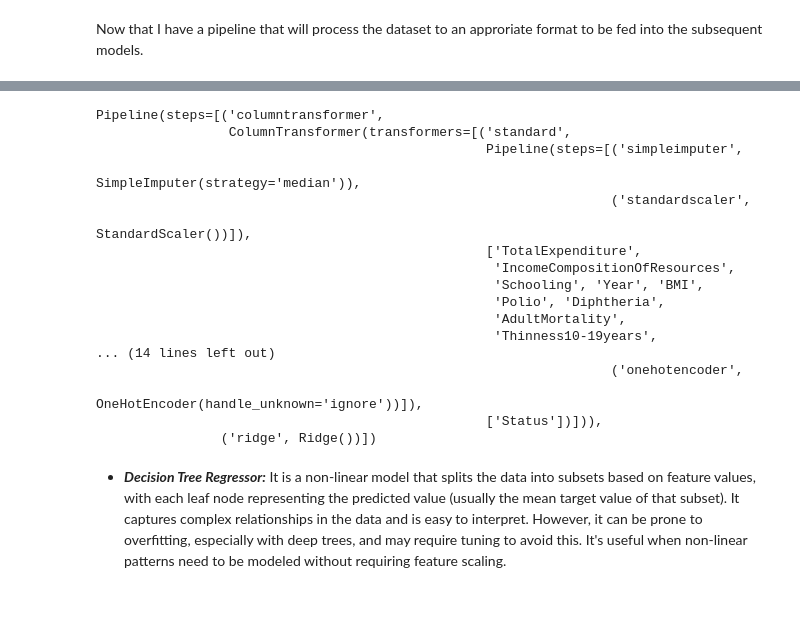
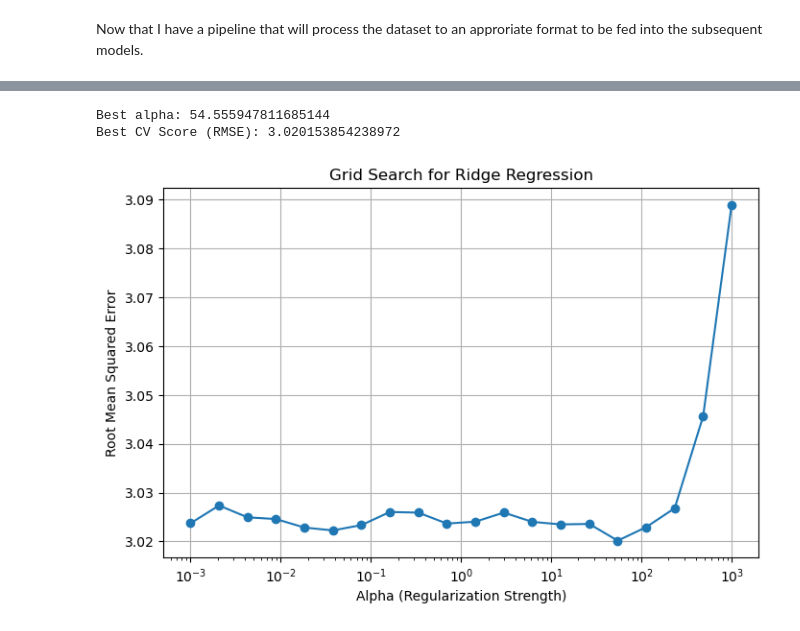
Before and after one commit to KanTheCodingNoob/Machine-Learning-LifeExpectancyPrediction, a Jupyter notebook: COSC2753_A1_S4019548.ipynb, the cells around one changed output, grey strips where cells are left out. Saved outputs shown, nothing was run; the diff lists cells and outputs as text; code cells hidden in the pictures; blank space fills up the shorter version.

```diff
--- a/COSC2753_A1_S4019548.ipynb
+++ b/COSC2753_A1_S4019548.ipynb
@@ -349,0 +383,10 @@ In this section, I will be going through the process of training the initial bat
+# %%
+from sklearn.model_selection import cross_val_score, KFold
+
+kfold = KFold(n_splits=5, shuffle=True, random_state=42)
+
+def rmse_cross_val(model, X, y):
+    return -cross_val_score(model, X, y, scoring="neg_root_mean_squared_error", cv=kfold)
+
+def describe_rmse(rmse):
+    return pd.Series(rmse).describe()
@@ -350 +395,4 @@ In this section, I will be going through the process of training the initial bat
+# %%
+life_expectancy_tr_X = life_expectancy_tr.drop('LifeExpectancy', axis=1)
+life_expectancy_tr_y = life_expectancy_tr['LifeExpectancy'].copy()
 # %% [markdown]
@@ -356,5 +407,7 @@ Now, I will train many models rapidly from different categories using standard p
 # %%
 from sklearn.linear_model import LinearRegression
 
-lin_reg = make_pipeline(preprocessing, LinearRegression())
-lin_reg.fit(life_expectancy_tr_X, life_expectancy_tr_y)
+lin_multi_reg = make_pipeline(preprocessing, LinearRegression())
+lin_uniAD_reg = make_pipeline(uni_preprocessing(['AdultMortality']), LinearRegression())
+lin_uniICOR_reg = make_pipeline(uni_preprocessing(['IncomeCompositionOfResources']), LinearRegression())
+lin_uniS_reg = make_pipeline(uni_preprocessing(['Schooling']), LinearRegression())
@@ -381,25 +502,32 @@ Pipeline(steps=[('columntransformer',
 # %%
 from sklearn.linear_model import Ridge
+from sklearn.model_selection import GridSearchCV
 
-rid_reg = make_pipeline(preprocessing, Ridge(alpha=1.0))
-rid_reg.fit(life_expectancy_tr_X, life_expectancy_tr_y)
+param_grid = {
+    'ridge__alpha': np.logspace(-3, 3, 20)
+}
+
+rid_reg = make_pipeline(preprocessing, Ridge())
+
+grid_search = GridSearchCV(rid_reg, param_grid, cv=kfold, scoring='neg_root_mean_squared_error')
+
+grid_search.fit(life_expectancy_tr_X, life_expectancy_tr_y)
+
+print("Best alpha:", grid_search.best_params_['ridge__alpha'])
+print("Best CV Score (RMSE):", -grid_search.best_score_)
+
+# Get mean test scores
+mean_scores = -grid_search.cv_results_['mean_test_score']
+
+# Plot
+plt.figure(figsize=(8, 5))
+plt.semilogx(np.logspace(-3, 3, 20), mean_scores, marker='o', linestyle='-')
+plt.xlabel('Alpha (Regularization Strength)')
+plt.ylabel('Root Mean Squared Error')
+plt.title('Grid Search for Ridge Regression')
+plt.grid(True)
+plt.show()
 # %% [output]
-Pipeline(steps=[('columntransformer',
-                 ColumnTransformer(transformers=[('standard',
-                                                  Pipeline(steps=[('simpleimputer',
-                                                                   SimpleImputer(strategy='median')),
-                                                                  ('standardscaler',
-                                                                   StandardScaler())]),
-                                                  ['TotalExpenditure',
-                                                   'IncomeCompositionOfResources',
-                                                   'Schooling', 'Year', 'BMI',
-                                                   'Polio', 'Diphtheria',
-                                                   'AdultMortality',
-                                                   'Thinness10-19years',
-... (14 lines left out)
-                                                                  ('onehotencoder',
-                                                                   OneHotEncoder(handle_unknown='ignore'))]),
-                                                  ['Status'])])),
-                ('ridge', Ridge())])
+Best alpha: 54.555947811685144
+Best CV Score (RMSE): 3.020153854238972
+[figure, added]
-# %% [markdown]
-* ___Decision Tree Regressor:___ It is a non-linear model that splits the data into subsets based on feature values, with each leaf node representing the predicted value (usually the mean target value of that subset). It captures complex relationships in the data and is easy to interpret. However, it can be prone to overfitting, especially with deep trees, and may require tuning to avoid this. It's useful when non-linear patterns need to be modeled without requiring feature scaling.
```
Also changed, not shown: parts of 70 cells of this notebook, 1 other file.
